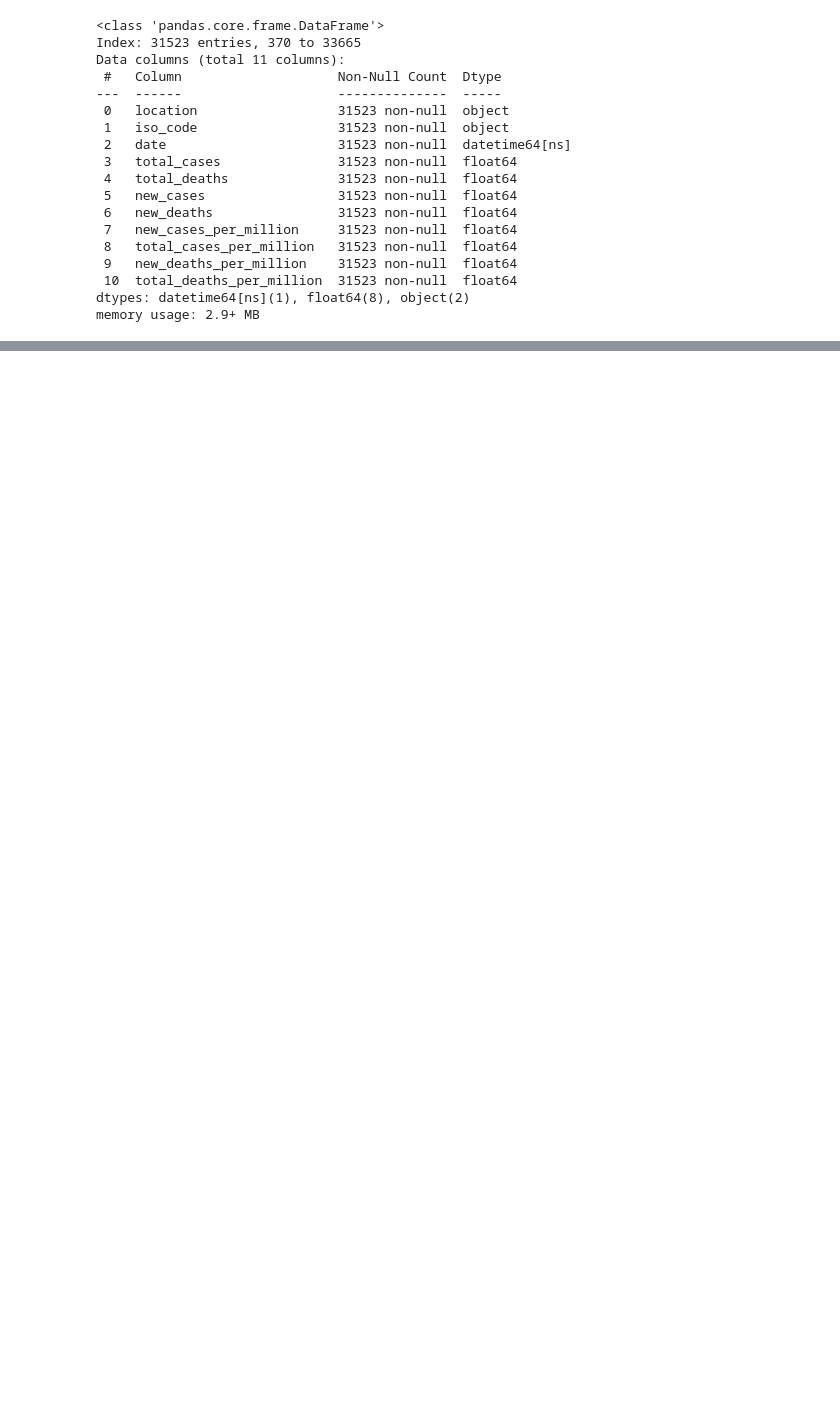
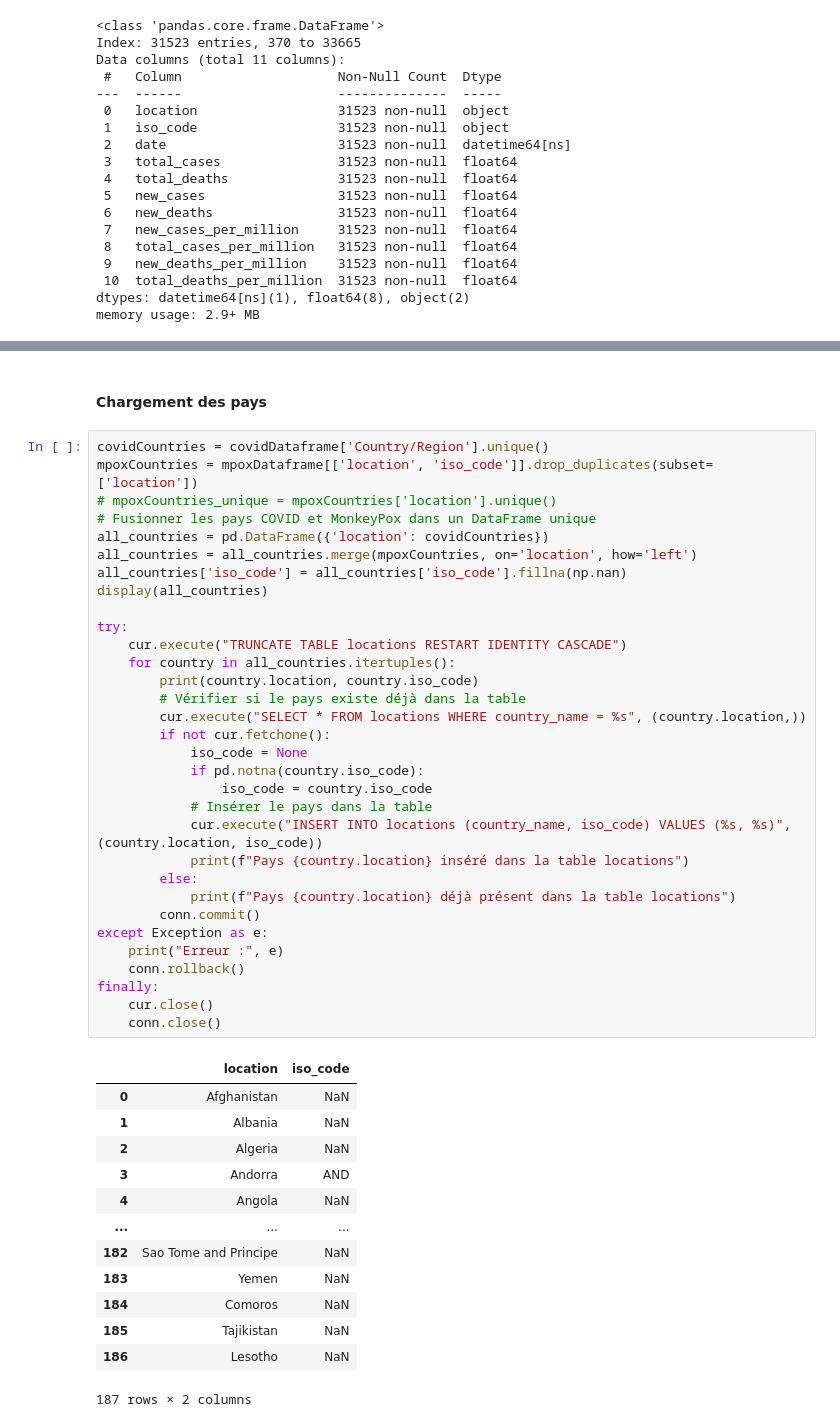
Before and after one commit to Kaboufl/MSPR_ETL, a Jupyter notebook: main.ipynb, the cells around one changed output, grey strips where cells are left out. Cells and saved outputs as stored; diff of their text form; blank space fills up the shorter version.

Commit message:
insertion pays dans la base de données

```diff
--- a/main.ipynb
+++ b/main.ipynb
@@ -173,0 +223,48 @@ display(mpoxDataframe.head())
+# %% [markdown]
+#### Chargement des pays
+# %%
+covidCountries = covidDataframe['Country/Region'].unique()
+mpoxCountries = mpoxDataframe[['location', 'iso_code']].drop_duplicates(subset=['location'])
+# mpoxCountries_unique = mpoxCountries['location'].unique()
+# Fusionner les pays COVID et MonkeyPox dans un DataFrame unique
+all_countries = pd.DataFrame({'location': covidCountries})
+all_countries = all_countries.merge(mpoxCountries, on='location', how='left')
+all_countries['iso_code'] = all_countries['iso_code'].fillna(np.nan)
+display(all_countries)
+
+try:
+    cur.execute("TRUNCATE TABLE locations RESTART IDENTITY CASCADE")
+    for country in all_countries.itertuples():
+        print(country.location, country.iso_code)
+        # Vérifier si le pays existe déjà dans la table
+        cur.execute("SELECT * FROM locations WHERE country_name = %s", (country.location,))
+        if not cur.fetchone():
+            iso_code = None
+            if pd.notna(country.iso_code):
+                iso_code = country.iso_code
+            # Insérer le pays dans la table
+            cur.execute("INSERT INTO locations (country_name, iso_code) VALUES (%s, %s)", (country.location, iso_code))
+            print(f"Pays {country.location} inséré dans la table locations")
+        else:
+            print(f"Pays {country.location} déjà présent dans la table locations")
+        conn.commit()
+except Exception as e:
+    print("Erreur :", e)
+    conn.rollback()
+finally:
+    cur.close()
+    conn.close()
+# %% [output]
+|  | location | iso_code |
+| 0 | Afghanistan | NaN |
+| 1 | Albania | NaN |
+| 2 | Algeria | NaN |
+| 3 | Andorra | AND |
+| 4 | Angola | NaN |
+| ... | ... | ... |
+| 182 | Sao Tome and Principe | NaN |
+| 183 | Yemen | NaN |
+| 184 | Comoros | NaN |
+| 185 | Tajikistan | NaN |
+| 186 | Lesotho | NaN |
+187 rows × 2 columns
```
Also changed, not shown: parts of 4 cells of this notebook.
